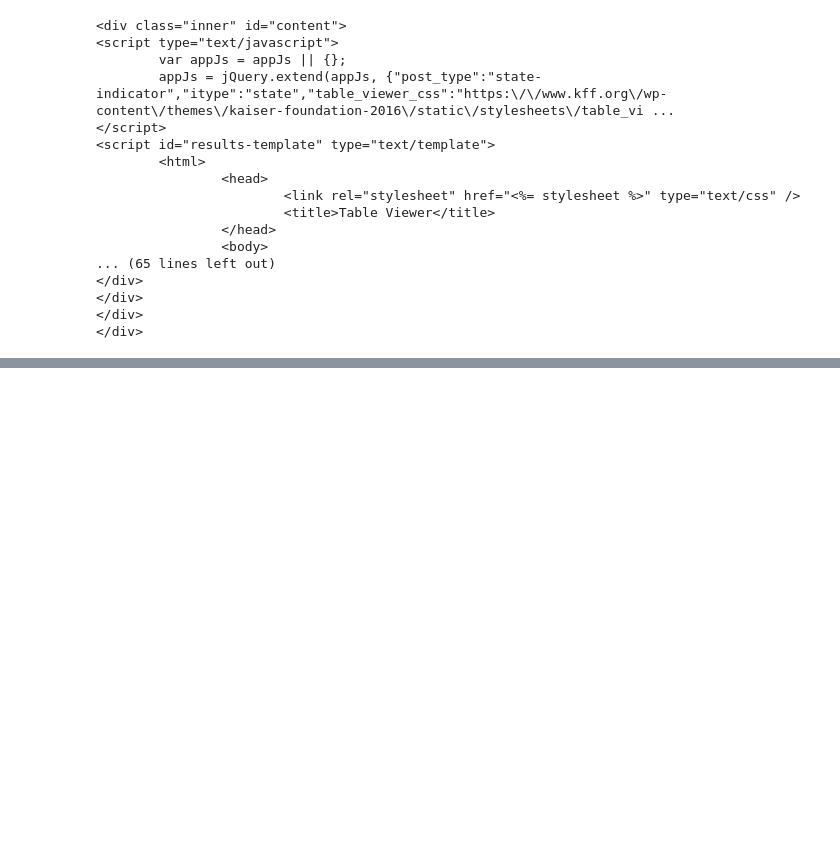
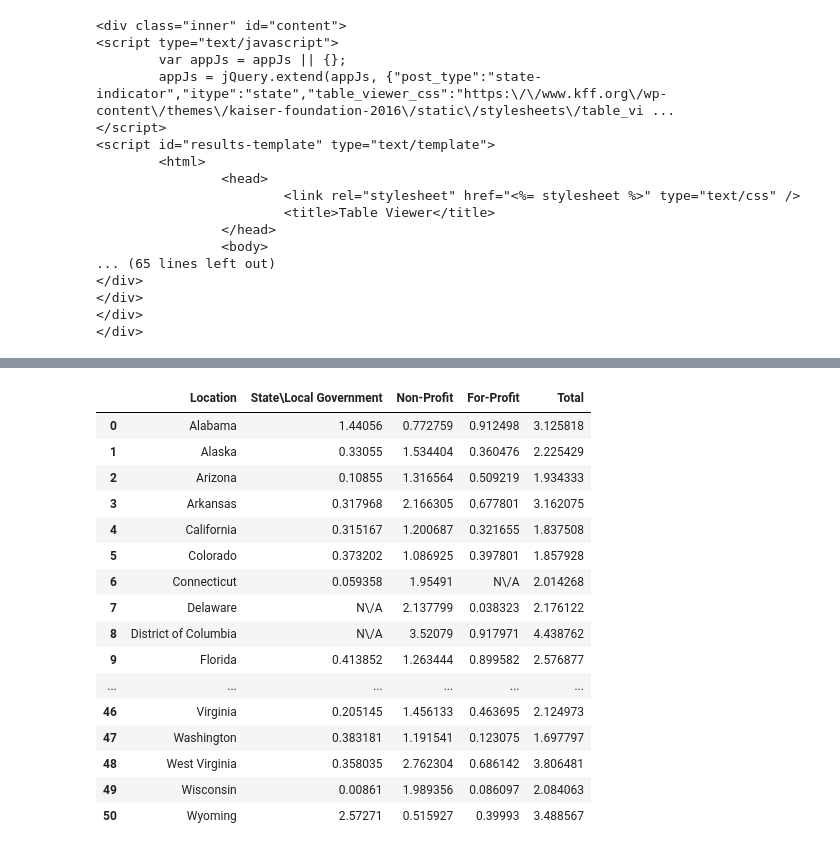
Before and after one commit to miholjcicmarko/COMP5360Project, a Jupyter notebook: python_journals/Importing Hospital Data.ipynb, the cells around one changed output, grey strips where cells are left out. Cells and saved outputs as stored; diff of their text form; code cells hidden in the pictures; blank space fills up the shorter version.

```diff
--- a/python_journals/Importing Hospital Data.ipynb
+++ b/python_journals/Importing Hospital Data.ipynb
@@ -68,8 +68,10 @@ littlesoup = BigSoup.find(id = "content")
 ls = str(littlesoup)
 print(ls)
 
-indexS = ls.find('[["2018",')
-indexE = ls.find(']]],')
+indexS = ls.find('["Alabama"')
+indexE = ls.find(']],["2017"')
+
+data_s = ls[indexS:indexE]
 # %% [output]
 <div class="inner" id="content">
 <script type="text/javascript">
@@ -100,0 +97,3 @@ print(ls[indexE-3])
+# %%
+data_s = "[" + data_s + "]"
+data_s
@@ -100,0 +102,3 @@ print(ls[indexE-3])
+# %%
+import ast
+data = ast.literal_eval(data_s)
@@ -100,0 +125,23 @@ print(ls[indexE-3])
+# %%
+columns = ["Location","State\Local Government","Non-Profit","For-Profit", "Total"]
+
+df = pd.DataFrame(data, columns = columns)
+df
+# %% [output]
+|  | Location | State\Local Government | Non-Profit | For-Profit | Total |
+| 0 | Alabama | 1.44056 | 0.772759 | 0.912498 | 3.125818 |
+| 1 | Alaska | 0.33055 | 1.534404 | 0.360476 | 2.225429 |
+| 2 | Arizona | 0.10855 | 1.316564 | 0.509219 | 1.934333 |
+| 3 | Arkansas | 0.317968 | 2.166305 | 0.677801 | 3.162075 |
+| 4 | California | 0.315167 | 1.200687 | 0.321655 | 1.837508 |
+| 5 | Colorado | 0.373202 | 1.086925 | 0.397801 | 1.857928 |
+| 6 | Connecticut | 0.059358 | 1.95491 | N\/A | 2.014268 |
+| 7 | Delaware | N\/A | 2.137799 | 0.038323 | 2.176122 |
+| 8 | District of Columbia | N\/A | 3.52079 | 0.917971 | 4.438762 |
+| 9 | Florida | 0.413852 | 1.263444 | 0.899582 | 2.576877 |
+| ... | ... | ... | ... | ... | ... |
+| 46 | Virginia | 0.205145 | 1.456133 | 0.463695 | 2.124973 |
+| 47 | Washington | 0.383181 | 1.191541 | 0.123075 | 1.697797 |
+| 48 | West Virginia | 0.358035 | 2.762304 | 0.686142 | 3.806481 |
+| 49 | Wisconsin | 0.00861 | 1.989356 | 0.086097 | 2.084063 |
+| 50 | Wyoming | 2.57271 | 0.515927 | 0.39993 | 3.488567 |
```
Also changed, not shown: parts of 7 cells of this notebook, 2 other files.
